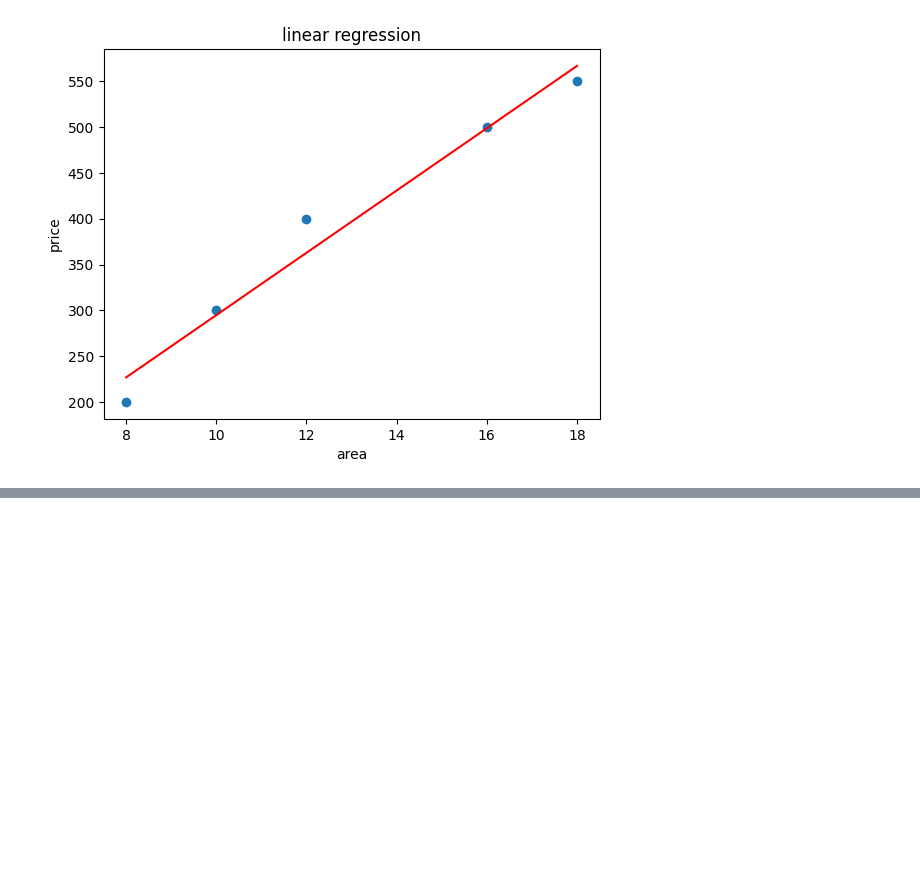
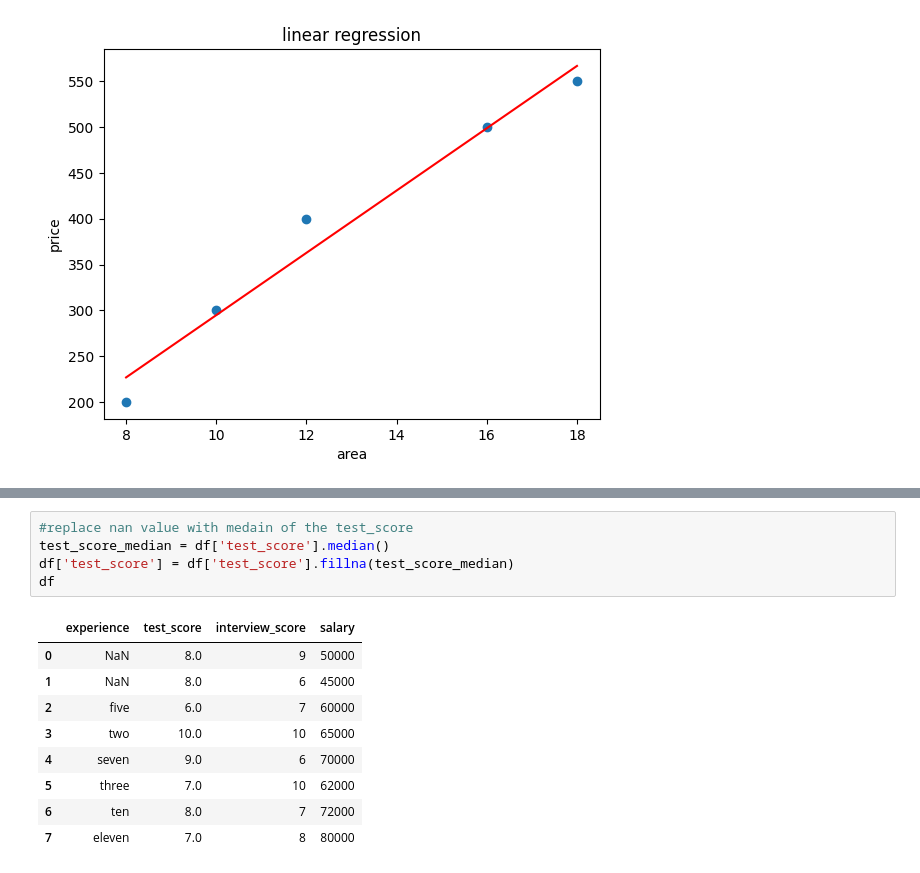
Before and after one commit to suneelshrestha/ML_from_scratch, a Jupyter notebook: linearregression.ipynb, the cells around one changed output, grey strips where cells are left out. Saved outputs shown, nothing was run; the diff lists cells and outputs as text; blank space fills up the shorter version.

```diff
--- a/linearregression.ipynb
+++ b/linearregression.ipynb
@@ -64,0 +112,15 @@ plt.plot(df.area,reg.predict(df[['area']]),color="red")
+# %%
+#replace nan value with medain of the test_score
+test_score_median = df['test_score'].median()
+df['test_score'] = df['test_score'].fillna(test_score_median)
+df
+# %% [output]
+|  | experience | test_score | interview_score | salary |
+| 0 | NaN | 8.0 | 9 | 50000 |
+| 1 | NaN | 8.0 | 6 | 45000 |
+| 2 | five | 6.0 | 7 | 60000 |
+| 3 | two | 10.0 | 10 | 65000 |
+| 4 | seven | 9.0 | 6 | 70000 |
+| 5 | three | 7.0 | 10 | 62000 |
+| 6 | ten | 8.0 | 7 | 72000 |
+| 7 | eleven | 7.0 | 8 | 80000 |
```
Also changed, not shown: parts of 13 cells of this notebook.
